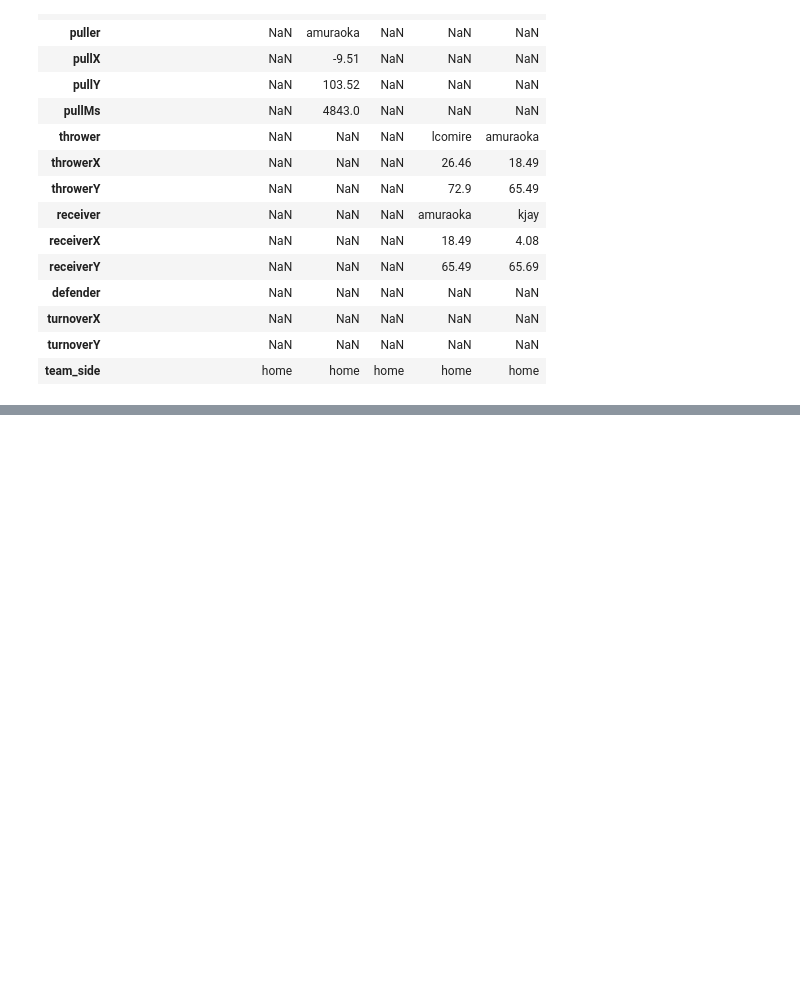
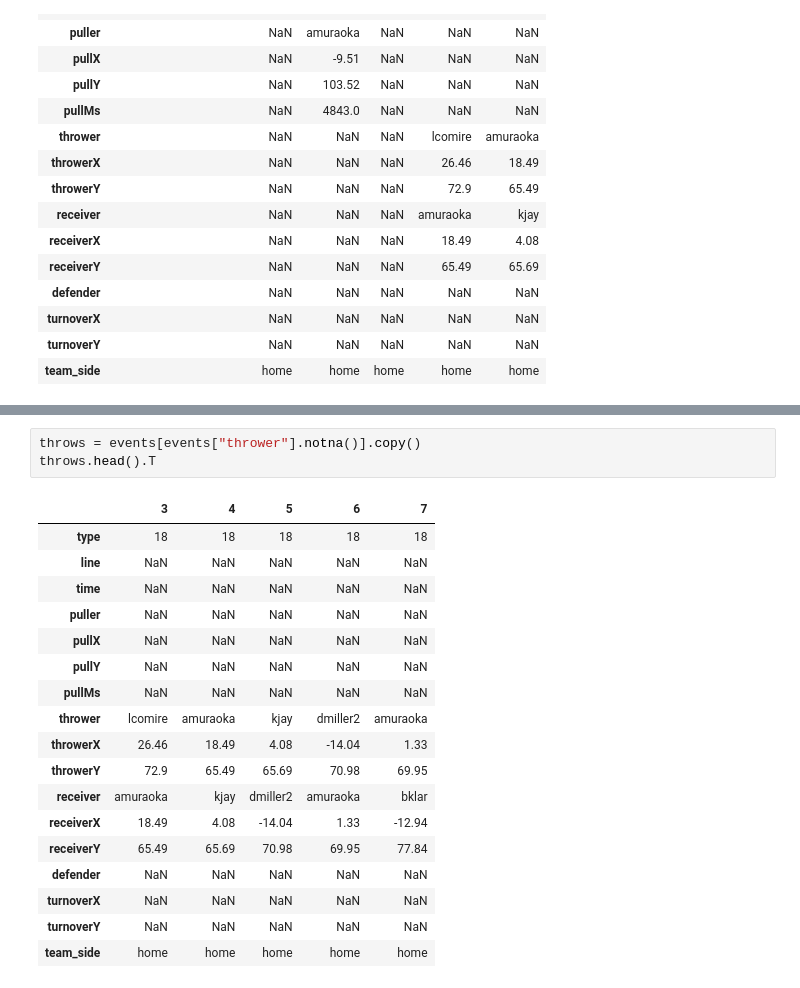
Before and after one commit to Tttaussig33/frisbee-analytics, a Jupyter notebook: notebooks/02_fetch_one_game.ipynb, the cells around one changed output, grey strips where cells are left out. Cells and saved outputs as stored; diff of their text form; blank space fills up the shorter version.

Commit message:
Clean events into throws

```diff
--- a/notebooks/02_fetch_one_game.ipynb
+++ b/notebooks/02_fetch_one_game.ipynb
@@ -170,0 +212,22 @@ events.head().T
+# %%
+throws = events[events["thrower"].notna()].copy()
+throws.head().T
+# %% [output]
+|  | 3 | 4 | 5 | 6 | 7 |
+| type | 18 | 18 | 18 | 18 | 18 |
+| line | NaN | NaN | NaN | NaN | NaN |
+| time | NaN | NaN | NaN | NaN | NaN |
+| puller | NaN | NaN | NaN | NaN | NaN |
+| pullX | NaN | NaN | NaN | NaN | NaN |
+| pullY | NaN | NaN | NaN | NaN | NaN |
+| pullMs | NaN | NaN | NaN | NaN | NaN |
+| thrower | lcomire | amuraoka | kjay | dmiller2 | amuraoka |
+| throwerX | 26.46 | 18.49 | 4.08 | -14.04 | 1.33 |
+| throwerY | 72.9 | 65.49 | 65.69 | 70.98 | 69.95 |
+| receiver | amuraoka | kjay | dmiller2 | amuraoka | bklar |
+| receiverX | 18.49 | 4.08 | -14.04 | 1.33 | -12.94 |
+| receiverY | 65.49 | 65.69 | 70.98 | 69.95 | 77.84 |
+| defender | NaN | NaN | NaN | NaN | NaN |
+| turnoverX | NaN | NaN | NaN | NaN | NaN |
+| turnoverY | NaN | NaN | NaN | NaN | NaN |
+| team_side | home | home | home | home | home |
```
Also changed, not shown: parts of 2 cells of this notebook, 4 other files.
